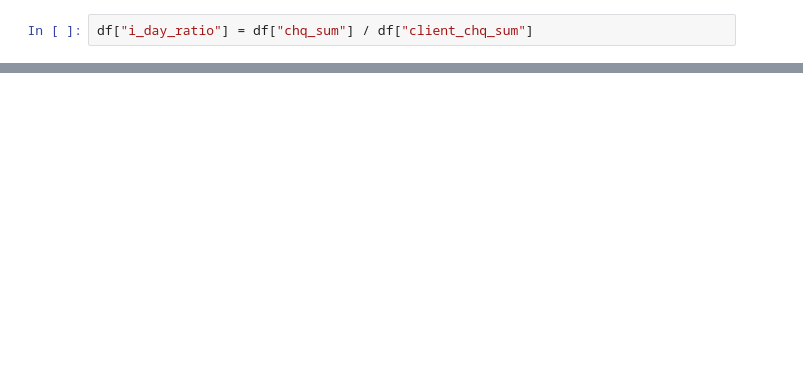
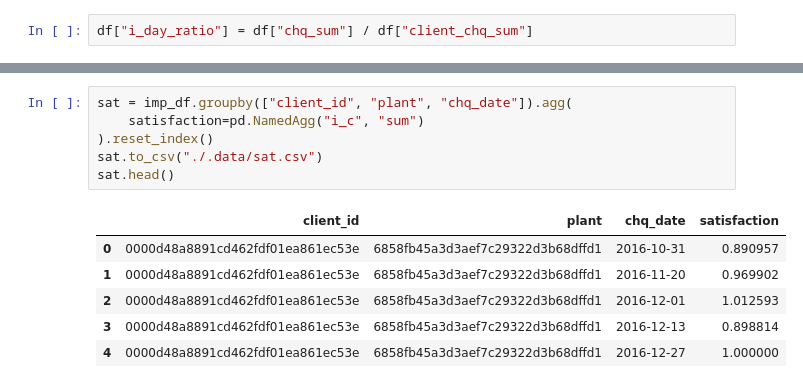
Before and after one commit to maksutovaynur/lenta_hack, a Jupyter notebook: AynurStats.ipynb, the cells around one changed output, grey strips where cells are left out. Cells and saved outputs as stored; diff of their text form; blank space fills up the shorter version.

```diff
--- a/AynurStats.ipynb
+++ b/AynurStats.ipynb
@@ -114,0 +136,13 @@ imp.head()
+# %%
+sat = imp_df.groupby(["client_id", "plant", "chq_date"]).agg(
+    satisfaction=pd.NamedAgg("i_c", "sum")
+).reset_index()
+sat.to_csv("./.data/sat.csv")
+sat.head()
+# %% [output]
+|  | client_id | plant | chq_date | satisfaction |
+| 0 | 0000d48a8891cd462fdf01ea861ec53e | 6858fb45a3d3aef7c29322d3b68dffd1 | 2016-10-31 | 0.890957 |
+| 1 | 0000d48a8891cd462fdf01ea861ec53e | 6858fb45a3d3aef7c29322d3b68dffd1 | 2016-11-20 | 0.969902 |
+| 2 | 0000d48a8891cd462fdf01ea861ec53e | 6858fb45a3d3aef7c29322d3b68dffd1 | 2016-12-01 | 1.012593 |
+| 3 | 0000d48a8891cd462fdf01ea861ec53e | 6858fb45a3d3aef7c29322d3b68dffd1 | 2016-12-13 | 0.898814 |
+| 4 | 0000d48a8891cd462fdf01ea861ec53e | 6858fb45a3d3aef7c29322d3b68dffd1 | 2016-12-27 | 1.000000 |
```
Also changed, not shown: parts of 5 cells of this notebook, 6 other files.
